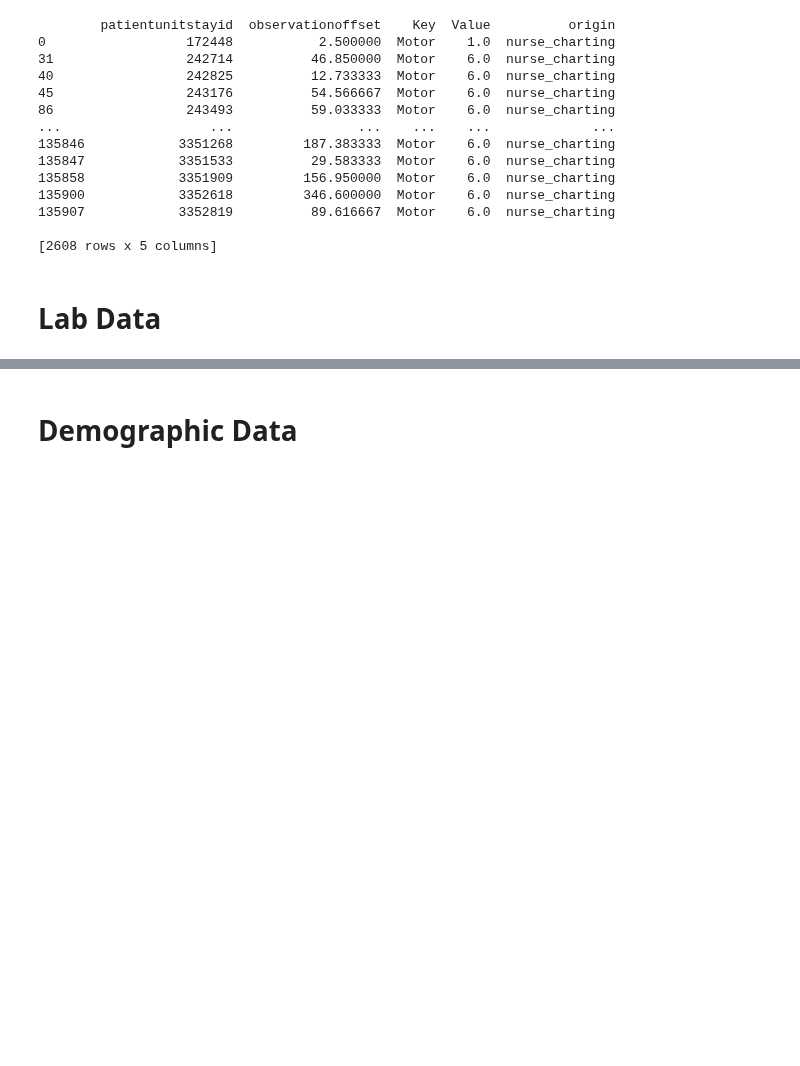
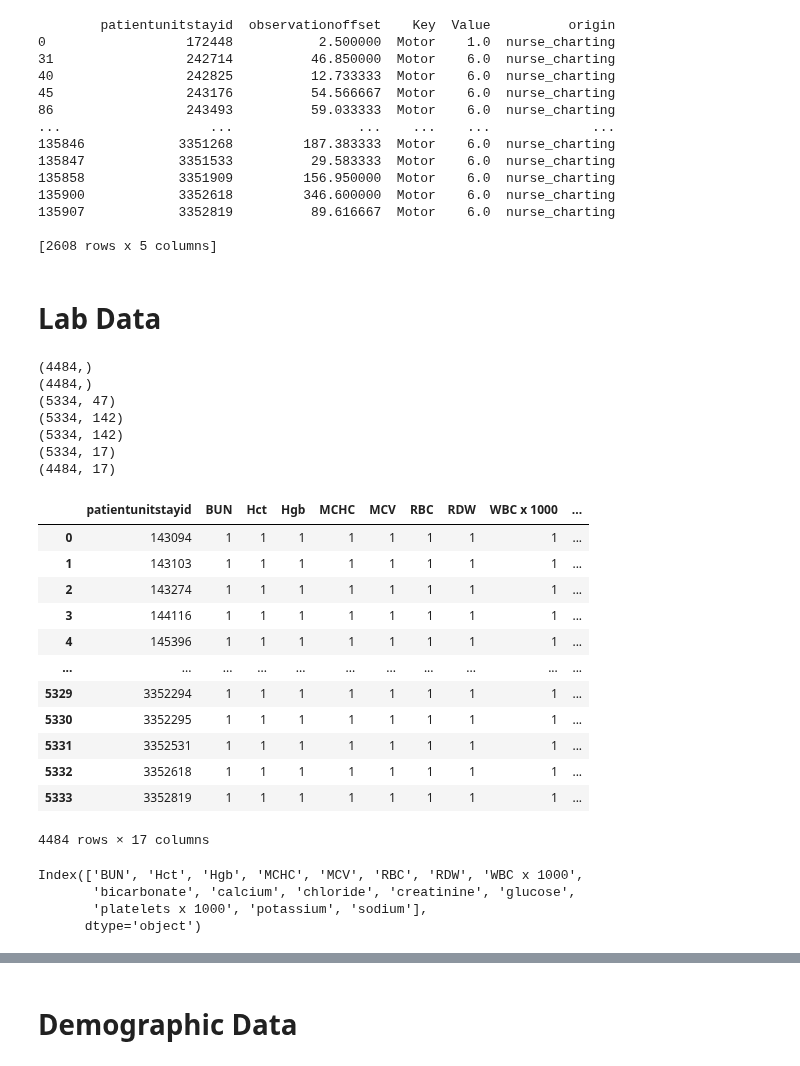
Before and after one commit to adit98/tbi, a Jupyter notebook: notebooks/GCS_Modeling_JB.ipynb, the cells around one changed output, grey strips where cells are left out. Saved outputs shown, nothing was run; the diff lists cells and outputs as text; code cells hidden in the pictures; blank space fills up the shorter version.

```diff
--- a/notebooks/GCS_Modeling_JB.ipynb
+++ b/notebooks/GCS_Modeling_JB.ipynb
@@ -63,6 +63,66 @@ print(final_gcs)
 [2608 rows x 5 columns]
 # %% [markdown]
 # Lab Data
+# %%
+lab_data = pd.read_csv('../data/lab_data.csv')
+lab_data_piv = pd.pivot_table(lab_data, index=['patientunitstayid',
+    'labresultoffset'], columns='labname', values = 'labresult').reset_index()
+lab_data_piv = lab_data_piv.drop(columns=['labresultoffset'])
+
+# get counts of each lab for each patient
+lab_cts = lab_data_piv.groupby('patientunitstayid').count().reset_index()
+
+# get avg lab value for each patient
+lab_avgs = lab_data_piv.groupby('patientunitstayid').mean().reset_index()
+# %%
+lab_indicator = pd.DataFrame()
+lab_indicator['patientunitstayid'] = lab_cts['patientunitstayid']
+for col in lab_cts.columns:
+    if col != 'patientunitstayid':
+        data = list(lab_cts[col])
+        data = [1 if d > 0 else 0 for d in data]
+        lab_indicator[col] = data
+
+# Finding labs with at least 90% patients
+geq90 = lab_indicator[lab_indicator.columns[lab_indicator.mean() >= 0.9]]
+all_labs_geq90 = geq90[(geq90.T != 0).all()]
+patients_all_geq90 = all_labs_geq90['patientunitstayid']
+geq20 = lab_indicator[lab_indicator.columns[lab_indicator.mean() >= 0.2]]
+
+print(patients_all_geq90.shape)
+print(patients_all_geq90.drop_duplicates().shape)
+print(geq20.shape)
+print(lab_cts.shape)
+print(lab_indicator.shape)
+print(geq90.shape)
+print(all_labs_geq90.shape)
+display(all_labs_geq90)
+print(all_labs_geq90.columns[1:])
+# %% [output]
+(4484,)
+(4484,)
+(5334, 47)
+(5334, 142)
+(5334, 142)
+(5334, 17)
+(4484, 17)
+|  | patientunitstayid | BUN | Hct | Hgb | MCHC | MCV | RBC | RDW | WBC x 1000 | ... |
+| 0 | 143094 | 1 | 1 | 1 | 1 | 1 | 1 | 1 | 1 | ... |
+| 1 | 143103 | 1 | 1 | 1 | 1 | 1 | 1 | 1 | 1 | ... |
+| 2 | 143274 | 1 | 1 | 1 | 1 | 1 | 1 | 1 | 1 | ... |
+| 3 | 144116 | 1 | 1 | 1 | 1 | 1 | 1 | 1 | 1 | ... |
+| 4 | 145396 | 1 | 1 | 1 | 1 | 1 | 1 | 1 | 1 | ... |
+| ... | ... | ... | ... | ... | ... | ... | ... | ... | ... | ... |
+| 5329 | 3352294 | 1 | 1 | 1 | 1 | 1 | 1 | 1 | 1 | ... |
+| 5330 | 3352295 | 1 | 1 | 1 | 1 | 1 | 1 | 1 | 1 | ... |
+| 5331 | 3352531 | 1 | 1 | 1 | 1 | 1 | 1 | 1 | 1 | ... |
+| 5332 | 3352618 | 1 | 1 | 1 | 1 | 1 | 1 | 1 | 1 | ... |
+| 5333 | 3352819 | 1 | 1 | 1 | 1 | 1 | 1 | 1 | 1 | ... |
+4484 rows × 17 columns
+Index(['BUN', 'Hct', 'Hgb', 'MCHC', 'MCV', 'RBC', 'RDW', 'WBC x 1000',
+       'bicarbonate', 'calcium', 'chloride', 'creatinine', 'glucose',
+       'platelets x 1000', 'potassium', 'sodium'],
+      dtype='object')
 # %%
 # Loading lab data
 lab = pd.read_csv('../data/lab_data.csv')
```
Also changed, not shown: parts of 15 cells of this notebook, 2 other files.
